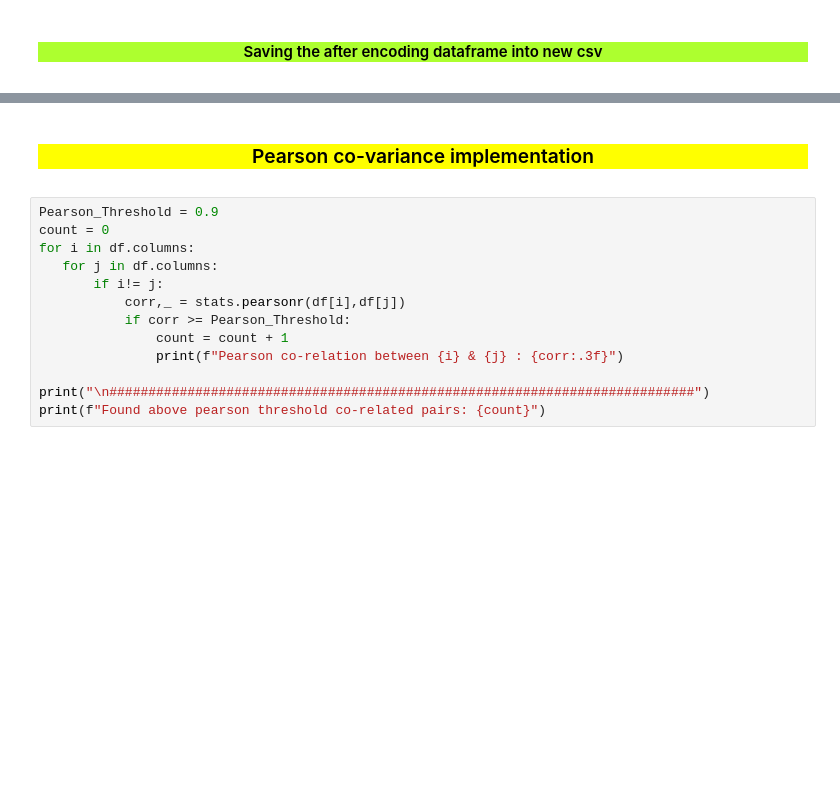
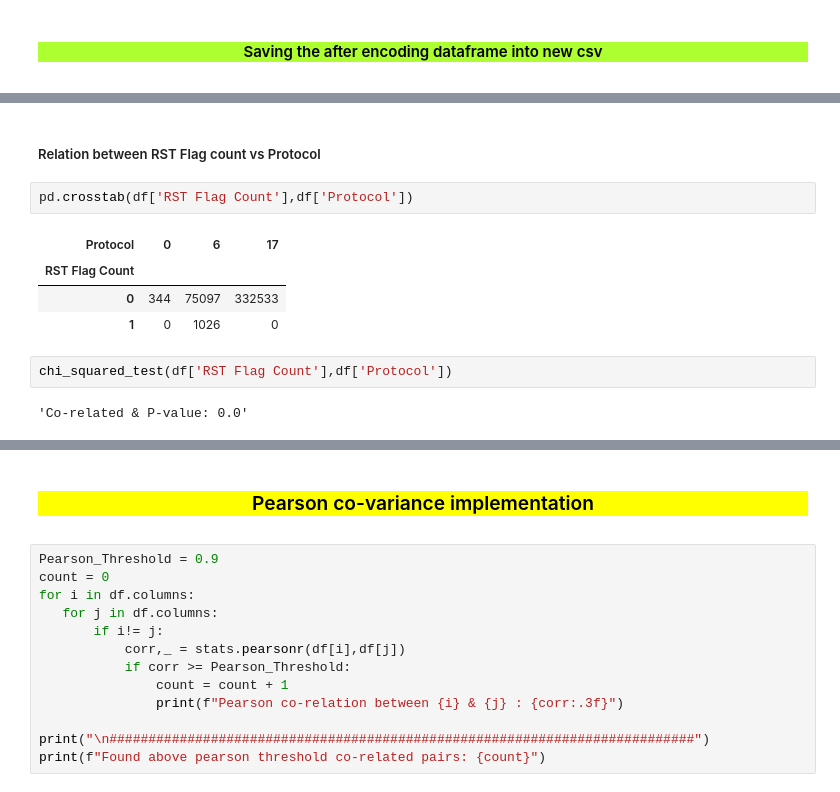
Before and after one commit to Thesis-on-Cyber-Security/Thesis-on-DDOS, a Jupyter notebook: 3rd Step/Dimensionality_Reduction.ipynb, the cells around one changed output, grey strips where cells are left out. Drawn from its saved outputs; the diff is of its cells as text; blank space fills up the shorter version.

```diff
--- a/3rd Step/Dimensionality_Reduction.ipynb
+++ b/3rd Step/Dimensionality_Reduction.ipynb
@@ -153,0 +190,13 @@ memory usage: 206.3 MB
+# %% [markdown]
+##### Relation between RST Flag count vs Protocol
+# %%
+pd.crosstab(df['RST Flag Count'],df['Protocol'])
+# %% [output]
+| Protocol | 0 | 6 | 17 |
+| RST Flag Count |  |  |  |
+| 0 | 344 | 75097 | 332533 |
+| 1 | 0 | 1026 | 0 |
+# %%
+chi_squared_test(df['RST Flag Count'],df['Protocol'])
+# %% [output]
+'Co-related & P-value: 0.0'
```
Also changed, not shown: parts of 30 cells of this notebook.
